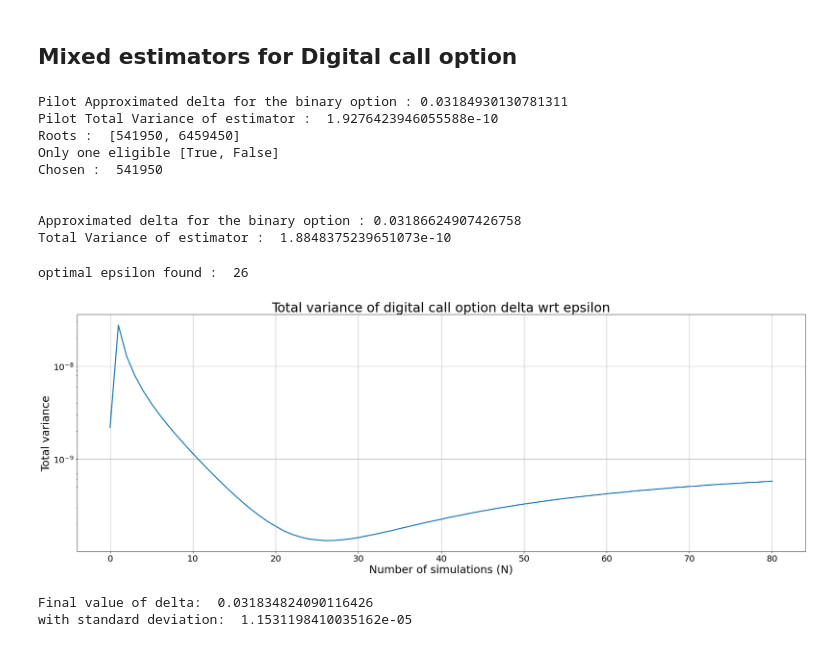
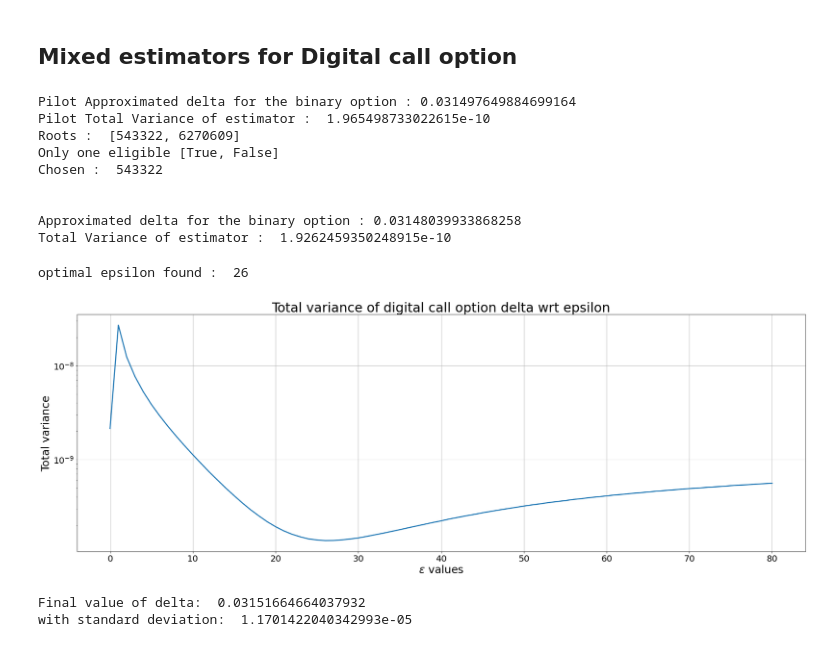
Before and after one commit to chgendreau/Monte-Carlo_Financial-Sensitivities, a Jupyter notebook: Monte Carlo estimation of Sensitivities in Finance.ipynb, the cells around one changed output. Cells and saved outputs as stored; diff of their text form; code cells hidden in the pictures.

Commit message:
fix r value 3.2

```diff
--- a/Monte Carlo estimation of Sensitivities in Finance.ipynb
+++ b/Monte Carlo estimation of Sensitivities in Finance.ipynb
@@ -579,7 +579,8 @@ eps : float = 20
 S_0 : float = 100
 K : float = 100
 T : float = 0.25
-r : float = 0.00125
+r : float = 0.05
+sig : float = 0.25
 params : list = [T,S_0,r,sig,K,eps]
 
 func = lambda x,p : np.exp(-p[0]*p[2])*(x>p[4])
@@ -629,15 +630,15 @@ LR_h_e = likelihood_ratio(h_e,dpdS0,params,"delta",N-m_opt)
 print("Approximated delta for the binary option :", np.exp(-params[2]*params[0])*(PD_f_e[0]+LR_h_e[0]))
 print("Total Variance of estimator : ",  np.exp(-2*params[2]*params[0])*(PD_f_e[1]**2/m_opt + LR_h_e[1]**2/(N-m_opt)))
 # %% [output]
-Pilot Approximated delta for the binary option : 0.03184930130781311
-Pilot Total Variance of estimator :  1.9276423946055588e-10
-Roots :  [541950, 6459450]
+Pilot Approximated delta for the binary option : 0.031497649884699164
+Pilot Total Variance of estimator :  1.965498733022615e-10
+Roots :  [543322, 6270609]
 Only one eligible [True, False]
-Chosen :  541950
+Chosen :  543322
 
 
-Approximated delta for the binary option : 0.03186624907426758
-Total Variance of estimator :  1.8848375239651073e-10
+Approximated delta for the binary option : 0.03148039933868258
+Total Variance of estimator :  1.9262459350248915e-10
 # %%
 epsilons = np.arange(0,80+1)
 tot_var = np.zeros(len(epsilons))
@@ -654,18 +655,18 @@ for idx,ep in enumerate(epsilons):
 # %%
 fig, ax = plt.subplots(1,figsize=(30,10))
 ax.plot(epsilons,tot_var,lw=2.5)
 ax.set_yscale("log")
 ax.set_title("Total variance of digital call option delta wrt epsilon",size=30)
-ax.set_xlabel("Number of simulations (N)",size=25)
+ax.set_xlabel("$\epsilon$ values",size=25)
 ax.set_ylabel("Total variance",size=25)
 ax.tick_params(axis='both', which='major', labelsize=20)
 ax.grid()
 #fig.savefig("plots/3.2/epsilon.png")
 
 print("optimal epsilon found : ",epsilons[np.argmin(tot_var)])
 # %% [output]
 optimal epsilon found :  26
-[figure, old version]
+[figure, new version]
 # %%
 # Final value of delta :
 
@@ -688,5 +689,5 @@ delta,_ = (PD_f_e+LR_h_e)*np.exp(-params[0]*params[2])
 print("Final value of delta: ", delta)
 print("with standard deviation: ", np.sqrt(var))
 # %% [output]
-Final value of delta:  0.031834824090116426
-with standard deviation:  1.1531198410035162e-05
+Final value of delta:  0.03151664664037932
+with standard deviation:  1.1701422040342993e-05
```
Also changed, not shown: parts of 6 cells of this notebook, 4 other files.
